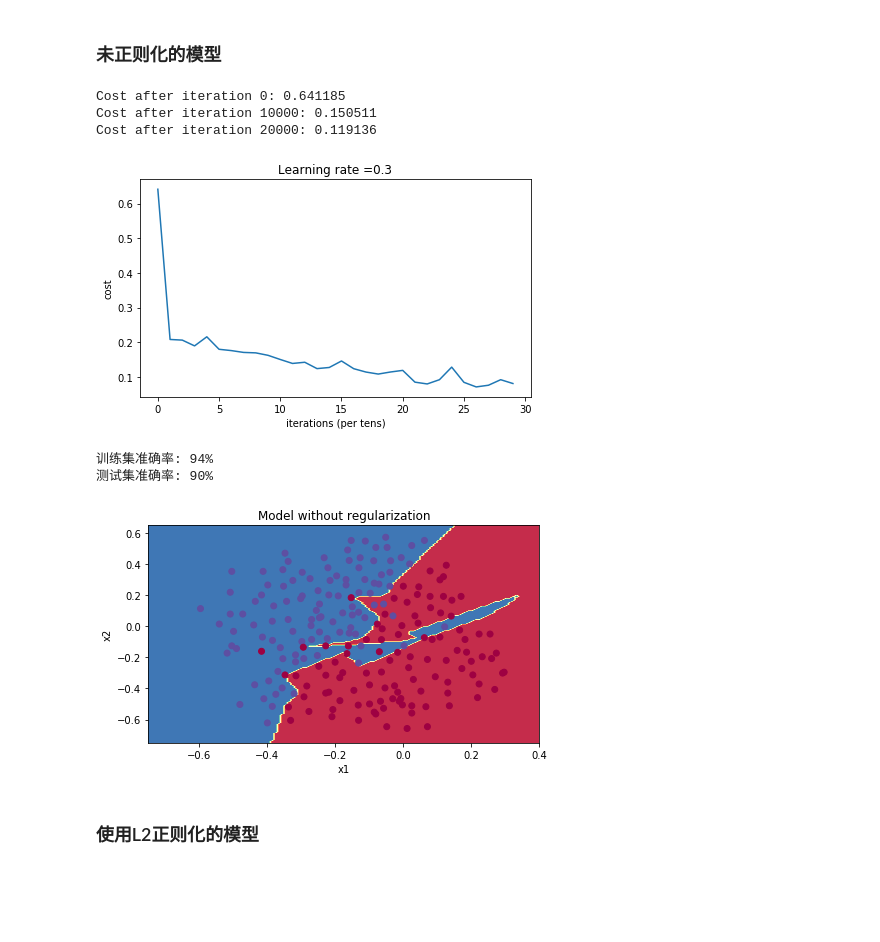
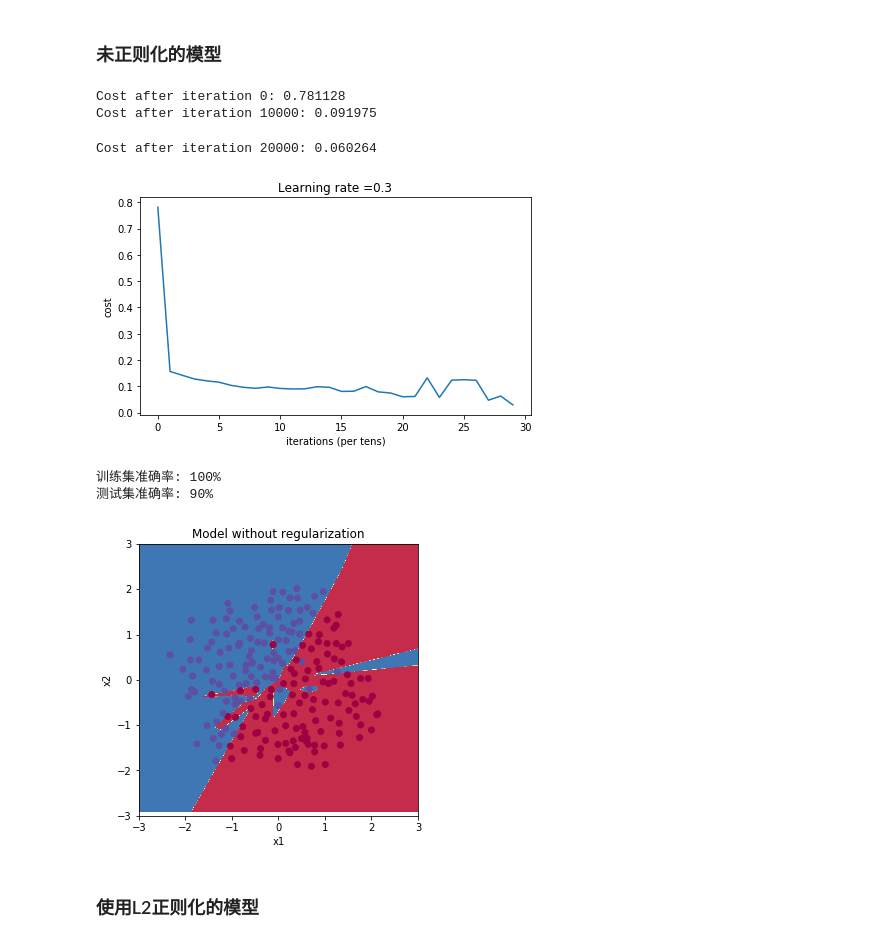
Before and after one commit to Morrowind1983/deeplearning.ai-exercises, a Jupyter notebook: 02 Improving Deep Neural Networks/Week 5/02_Regularization.ipynb, the cells around one changed output. Cells and saved outputs as stored; diff of their text form; code cells hidden in the pictures; blank space fills up the shorter version.

```diff
--- a/02 Improving Deep Neural Networks/Week 5/02_Regularization.ipynb
+++ b/02 Improving Deep Neural Networks/Week 5/02_Regularization.ipynb
@@ -6,7 +6,7 @@ import sklearn.datasets
 import scipy.io
 
 %matplotlib inline
-plt.rcParams['figure.figsize'] = (7.0, 4.0) # set default size of plots
+plt.rcParams['figure.figsize'] = (5.0, 5.0) # set default size of plots
 plt.rcParams['image.interpolation'] = 'nearest'
 plt.rcParams['image.cmap'] = 'gray'
 # %% [markdown]
@@ -42,0 +47,5 @@ Each dot corresponds to a position on the football field where a football player
+# %%
+train_X_mean = train_X.mean(axis=1).reshape(train_X.shape[0], 1)
+train_X_std = train_X.std(axis=1).reshape(train_X.shape[0], 1)
+train_X = (train_X - train_X_mean) / train_X_std
+test_X = (test_X - train_X_mean) / train_X_std
@@ -140,6 +155,7 @@ def L_layer_model(X, Y, layers_dims, learning_rate = 0.3, num_iterations = 30000
 
     # 绘制损失函数
     if print_cost:
+        plt.figure(figsize=(7.0, 4.0))
         plt.plot(np.squeeze(costs))
         plt.ylabel('cost')
         plt.xlabel('iterations (per tens)')
@@ -183,26 +199,26 @@ layers_dims = [train_X.shape[0], 20, 3, 1]
 # 训练深层神经网络模型
 parameters = L_layer_model(train_X, train_Y, layers_dims, print_cost=True)
 # %% [output]
-Cost after iteration 0: 0.641185
-Cost after iteration 10000: 0.150511
-Cost after iteration 20000: 0.119136
+Cost after iteration 0: 0.781128
+Cost after iteration 10000: 0.091975
+Cost after iteration 20000: 0.060264
-[figure, old version]
+[figure, new version]
 # %%
 # 打印训练集和测试集的准确率
 print('训练集准确率: %d' % float(compute_accuracy(parameters, train_X, train_Y) * 100) + '%')
 print('测试集准确率: %d' % float(compute_accuracy(parameters, test_X, test_Y) * 100) + '%')
 # %% [output]
-训练集准确率: 94%
+训练集准确率: 100%
 测试集准确率: 90%
 # %%
 # 绘制决策边界图 可以看出明显存在过拟合
 plt.title("Model without regularization")
 axes = plt.gca()
-axes.set_xlim([-0.75,0.40])
-axes.set_ylim([-0.75,0.65])
+axes.set_xlim([-3, 3])
+axes.set_ylim([-3, 3])
 plot_decision_boundary(lambda x: predict(parameters, x.T), train_X, train_Y[0])
 # %% [output]
-[figure, old version]
+[figure, new version]
 # %% [markdown]
 ### 使用L2正则化的模型
 # %%
```
Also changed, not shown: parts of 14 cells of this notebook, 2 other files.
